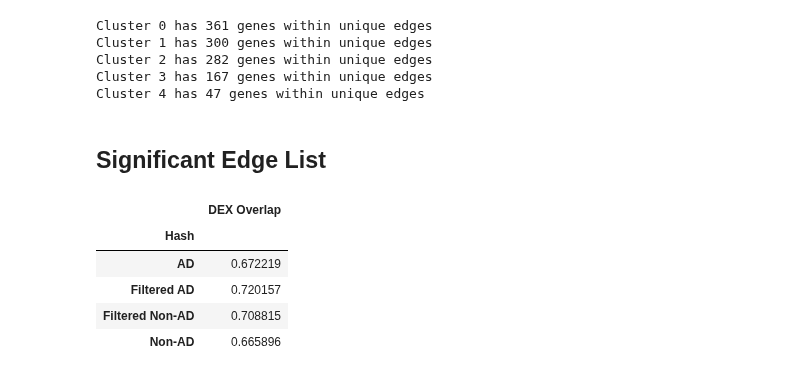
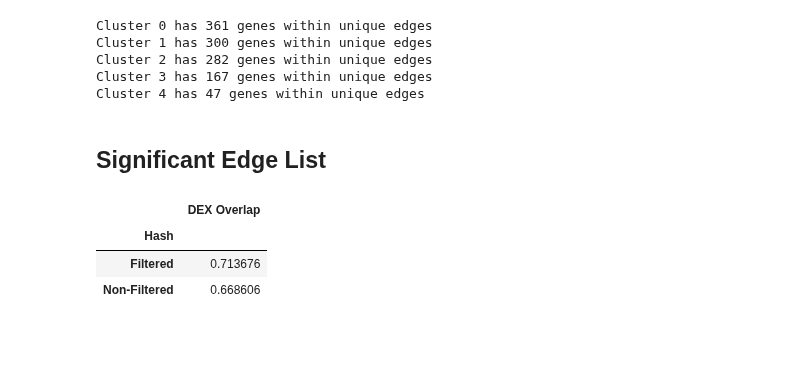
Before and after one commit to Oafish1/iBrainMap-Analysis, a Jupyter notebook: scripts/figure_5cd_6a_s12_rev1.ipynb, the cells around one changed output. Drawn from its saved outputs; the diff is of its cells as text; code cells hidden in the pictures; blank space fills up the shorter version.

Commit message:
Figure revisions, capstone overlap plot changes

```diff
--- a/scripts/figure_5cd_6a_s12_rev1.ipynb
+++ b/scripts/figure_5cd_6a_s12_rev1.ipynb
@@ -796,33 +796,36 @@ data_edges = present_edges.loc[present_edges['Head'].str.startswith('AD_imp_')].
 data_edges['Top'] = data_edges['Value'] >= data_edges['Value'].quantile(.98)
 sig_edges = data_edges.loc[data_edges['Top']]
 # %%
-# Get percentage shared with capstone, filter by least restrictive head since all others will be a subset
+# Get percentage shared with capstone
+# shared_w_capstone = data_edges[['Subject ID', 'AD', 'DEX Overlap', 'Top']].groupby(['Subject ID', 'AD', 'Top']).mean().reset_index()
+# shared_w_capstone['Hash'] = shared_w_capstone.apply(lambda r: f'{"Filtered " if r["Top"] else ""}{"AD" if r["AD"] else "Non-AD"}', axis=1)
+# Hard filter
 shared_w_capstone = data_edges[['Subject ID', 'AD', 'DEX Overlap', 'Top']].groupby(['Subject ID', 'AD', 'Top']).mean().reset_index()
-shared_w_capstone['Hash'] = shared_w_capstone.apply(lambda r: f'{"Filtered " if r["Top"] else ""}{"AD" if r["AD"] else "Non-AD"}', axis=1)
+shared_w_capstone['Hash'] = shared_w_capstone.apply(lambda r: f'{"Filtered" if r["Top"] else "Non-Filtered"}', axis=1)
 
 # Create plot
-fig, ax = plt.subplots(figsize=(5, 5))
+fig, ax = plt.subplots(figsize=(3, 5))
 
 # Plot
 sns.boxplot(
-    shared_w_capstone, x='Hash', y='DEX Overlap', order=['Non-AD', 'Filtered Non-AD', 'AD', 'Filtered AD'],
-    hue='AD', palette={0.: 'blue', 1.: 'red'}, fill=False, legend=False, ax=ax)
+    shared_w_capstone, x='Hash', y='DEX Overlap',
+    # order=['Non-AD', 'Filtered Non-AD', 'AD', 'Filtered AD'], palette={0.: 'blue', 1.: 'red'}, hue='AD',
+    order=['Non-Filtered', 'Filtered'], color='black',
+    fill=False, legend=False, ax=ax)
 ax.set(xlabel=None, ylabel='Capstone Overlap')
 ax.set_xticklabels(ax.get_xticklabels(), rotation=90)
 # ax.set(xticks=[0, 1], xticklabels=['Non-AD', 'AD'])
 ax.set_ylim(0, 1)
 sns.despine(ax=ax)
 
 # Save
 fig.savefig(f'../plots/capstone_overlap.pdf', bbox_inches='tight', pad_inches=1, format='pdf', transparent=True)
 shared_w_capstone[['Hash', 'DEX Overlap']].groupby(['Hash']).mean()
 # %% [output]
 |  | DEX Overlap |
 | Hash |  |
-| AD | 0.672219 |
-| Filtered AD | 0.720157 |
-| Filtered Non-AD | 0.708815 |
-| Non-AD | 0.665896 |
+| Filtered | 0.713676 |
+| Non-Filtered | 0.668606 |
 # %%
 # Get AD genes, include duplicates
 identified_genes = np.concatenate([sig_edges['Source'], sig_edges['Target']])
```
Also changed, not shown: parts of 2 cells of this notebook, 7 other files.
